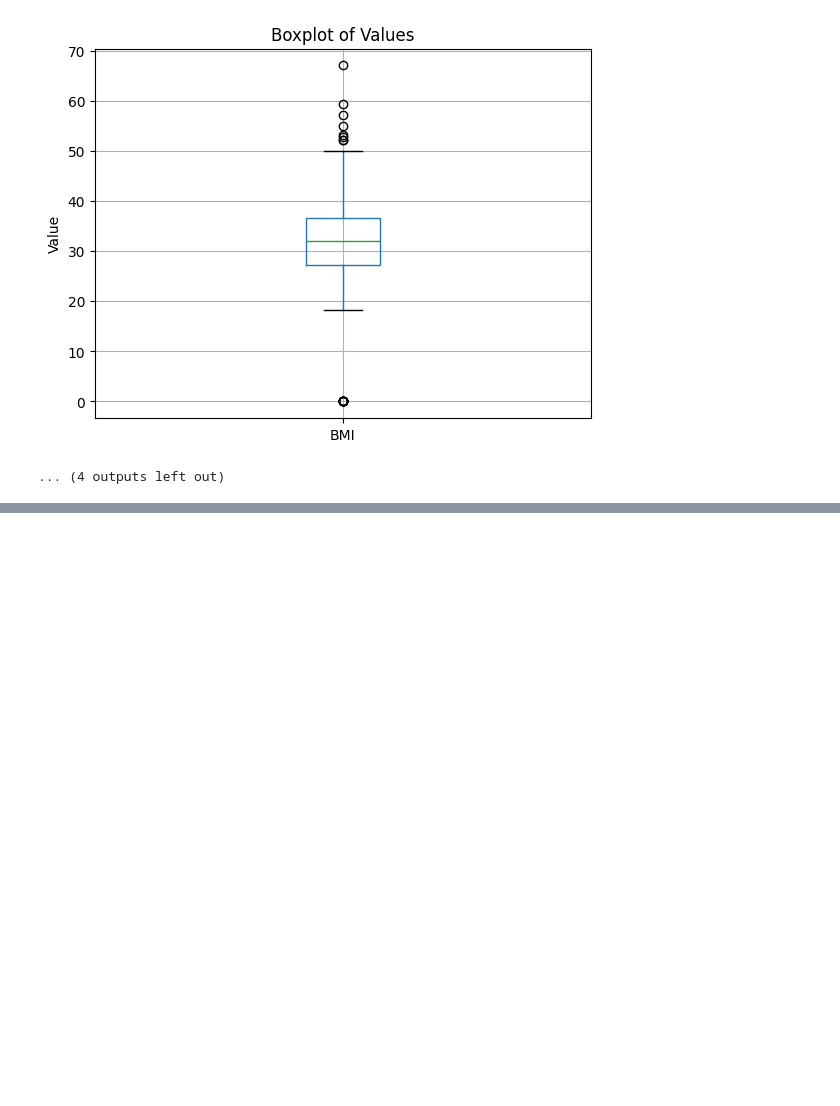
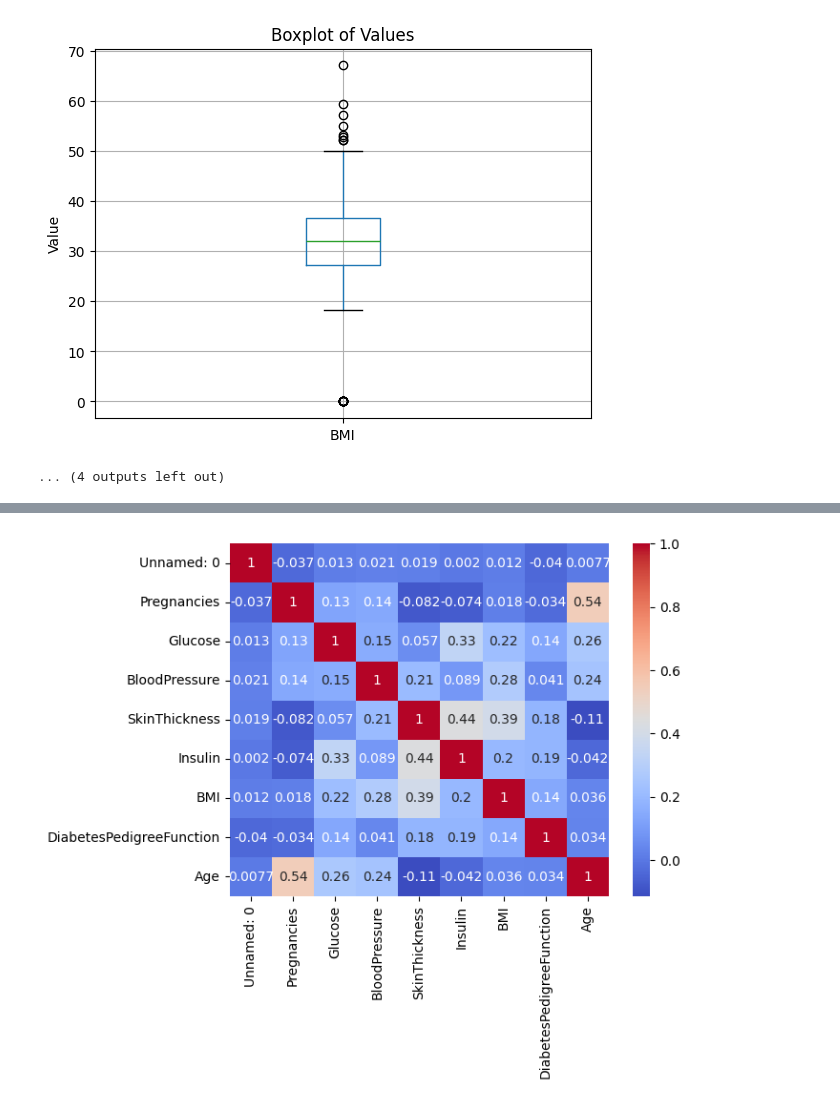
Before and after one commit to mohammedip/Analyse-et-Pr-diction-du-Risque-de-Diab-te, a Jupyter notebook: notebook/EDA.ipynb, the cells around one changed output, grey strips where cells are left out. Saved outputs shown, nothing was run; the diff lists cells and outputs as text; code cells hidden in the pictures; blank space fills up the shorter version.

Commit message:
Étudier les corrélations et relations entre variables (matrice de corrélation, heatmap) AEPDRDD-8

```diff
--- a/notebook/EDA.ipynb
+++ b/notebook/EDA.ipynb
@@ -109,0 +127,7 @@ for i in df.columns :
+# %%
+import seaborn as sns
+
+sns.heatmap(df.corr(), annot=True, cmap='coolwarm')
+plt.show()
+# %% [output]
+[figure, added]
```
Also changed, not shown: parts of 3 cells of this notebook.
